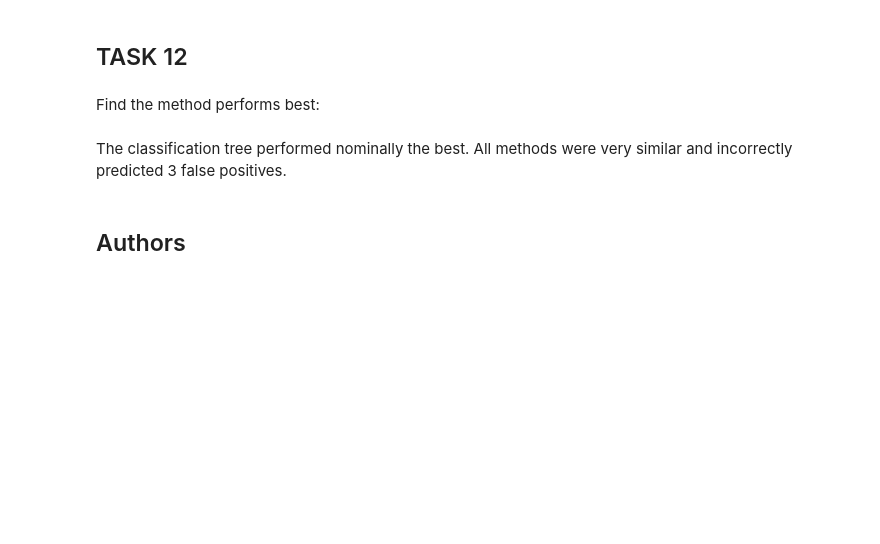
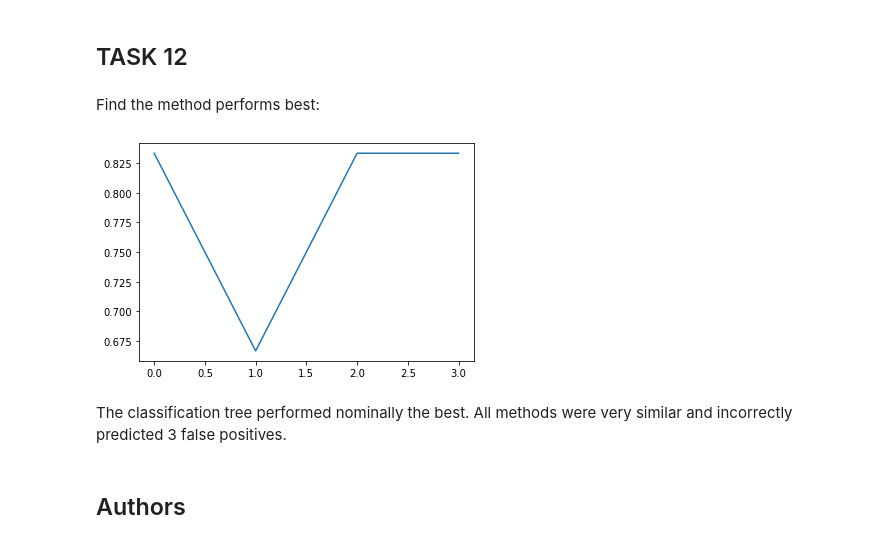
Before and after one commit to greengoosepumpkin/IBM-Project-Directory, a Jupyter notebook: Predictive Analysis.ipynb, the cells around one changed output. Saved outputs shown, nothing was run; the diff lists cells and outputs as text; code cells hidden in the pictures; blank space fills up the shorter version.

```diff
--- a/Predictive Analysis.ipynb
+++ b/Predictive Analysis.ipynb
@@ -324,6 +324,16 @@ plot_confusion_matrix(Y_test,yhat)
 ## TASK  12
 # %% [markdown]
 Find the method performs best:
+# %%
+metric_data = knn_cv.score(X_test, Y_test), tree_cv.score(X_test, Y_test), svm_cv.score(X_test, Y_test), logreg_cv.score(X_test, Y_test)
+x_data = ['knn', 'tree', 'svm', 'logreg']
+
+plt.plot(metric_data)
+
+# Show the plot
+plt.show()
+# %% [output]
+[figure, added]
 # %% [markdown]
 The classification tree performed nominally the best.  All methods were very similar and incorrectly predicted 3 false positives.
 # %% [markdown]
```
Also changed, not shown: parts of 3 cells of this notebook.
